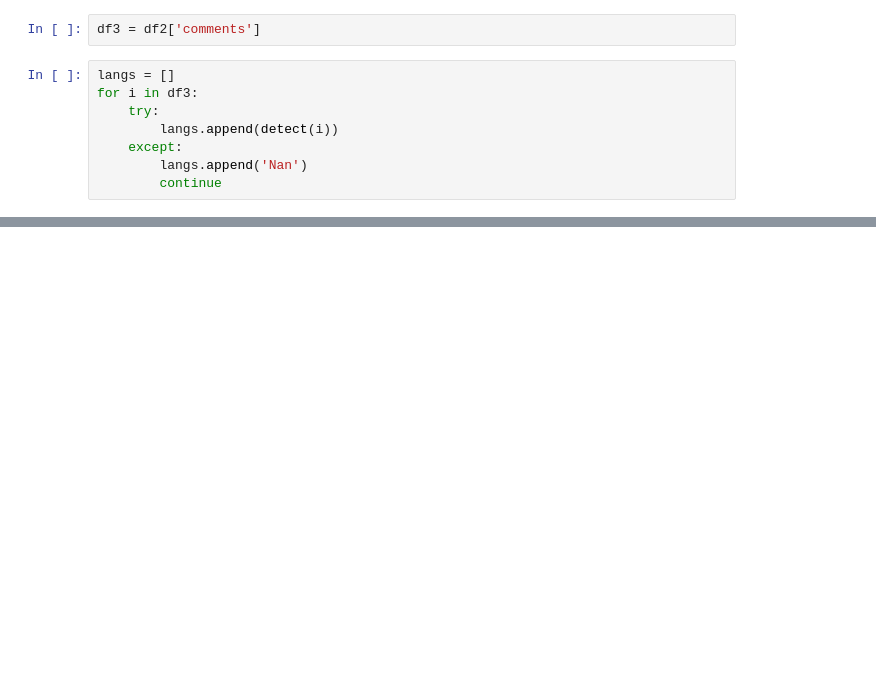
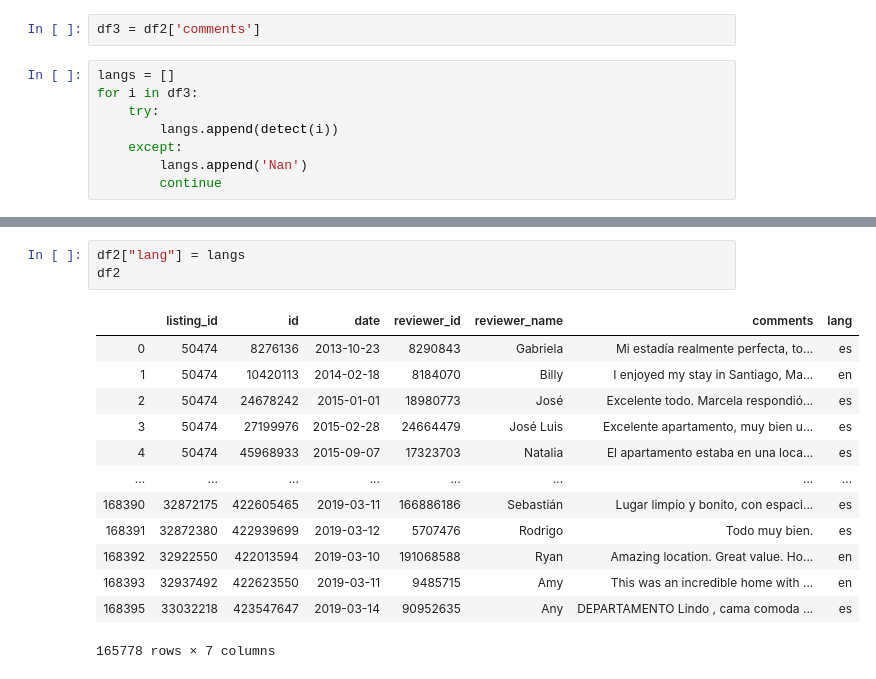
Before and after one commit to hirurana/COMP0031, a Jupyter notebook: Scripts/get_en_reviews.ipynb, the cells around one changed output, grey strips where cells are left out. Saved outputs shown, nothing was run; the diff lists cells and outputs as text; blank space fills up the shorter version.

```diff
--- a/Scripts/get_en_reviews.ipynb
+++ b/Scripts/get_en_reviews.ipynb
@@ -38,0 +57,17 @@ langs
+# %%
+df2["lang"] = langs
+df2
+# %% [output]
+|  | listing_id | id | date | reviewer_id | reviewer_name | comments | lang |
+| 0 | 50474 | 8276136 | 2013-10-23 | 8290843 | Gabriela | Mi estadía realmente perfecta, to... | es |
+| 1 | 50474 | 10420113 | 2014-02-18 | 8184070 | Billy | I enjoyed my stay in Santiago, Ma... | en |
+| 2 | 50474 | 24678242 | 2015-01-01 | 18980773 | José | Excelente todo. Marcela respondió... | es |
+| 3 | 50474 | 27199976 | 2015-02-28 | 24664479 | José Luis | Excelente apartamento, muy bien u... | es |
+| 4 | 50474 | 45968933 | 2015-09-07 | 17323703 | Natalia | El apartamento estaba en una loca... | es |
+| ... | ... | ... | ... | ... | ... | ... | ... |
+| 168390 | 32872175 | 422605465 | 2019-03-11 | 166886186 | Sebastián | Lugar limpio y bonito, con espaci... | es |
+| 168391 | 32872380 | 422939699 | 2019-03-12 | 5707476 | Rodrigo | Todo muy bien. | es |
+| 168392 | 32922550 | 422013594 | 2019-03-10 | 191068588 | Ryan | Amazing location. Great value. Ho... | en |
+| 168393 | 32937492 | 422623550 | 2019-03-11 | 9485715 | Amy | This was an incredible home with ... | en |
+| 168395 | 33032218 | 423547647 | 2019-03-14 | 90952635 | Any | DEPARTAMENTO Lindo , cama comoda ... | es |
+165778 rows × 7 columns
```
Also changed, not shown: parts of 5 cells of this notebook.
